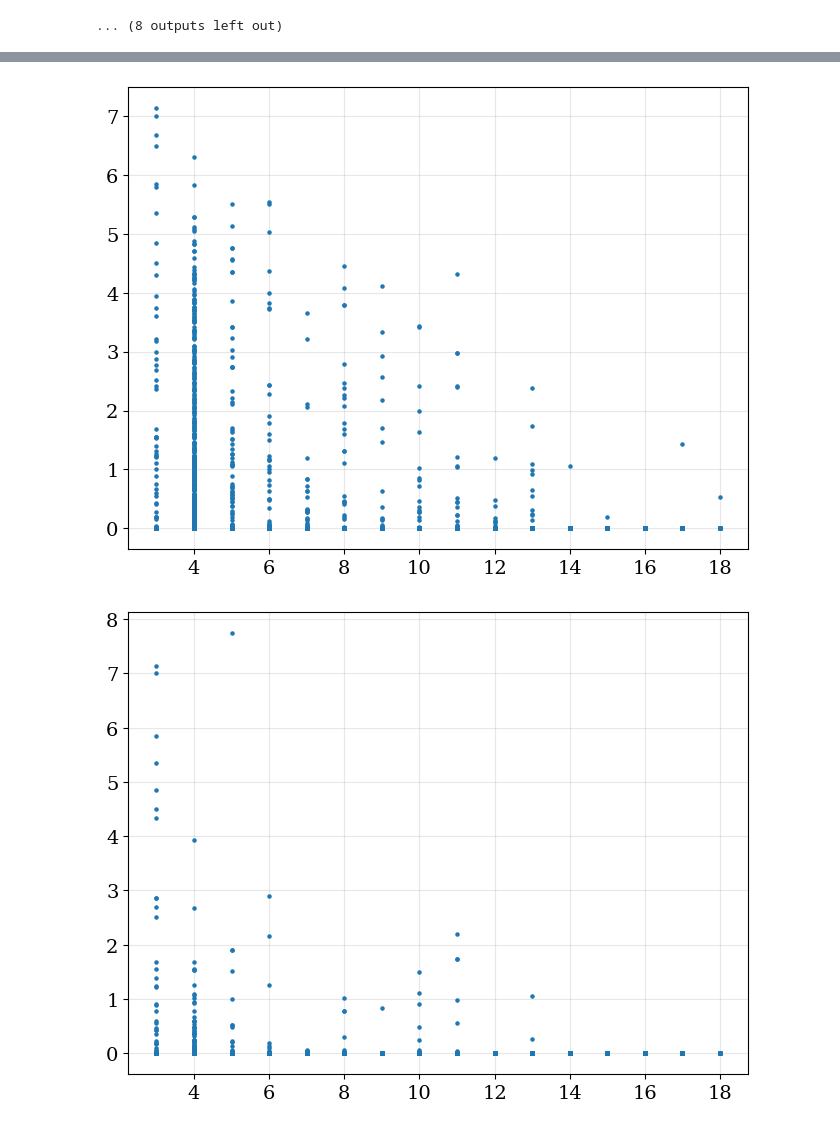
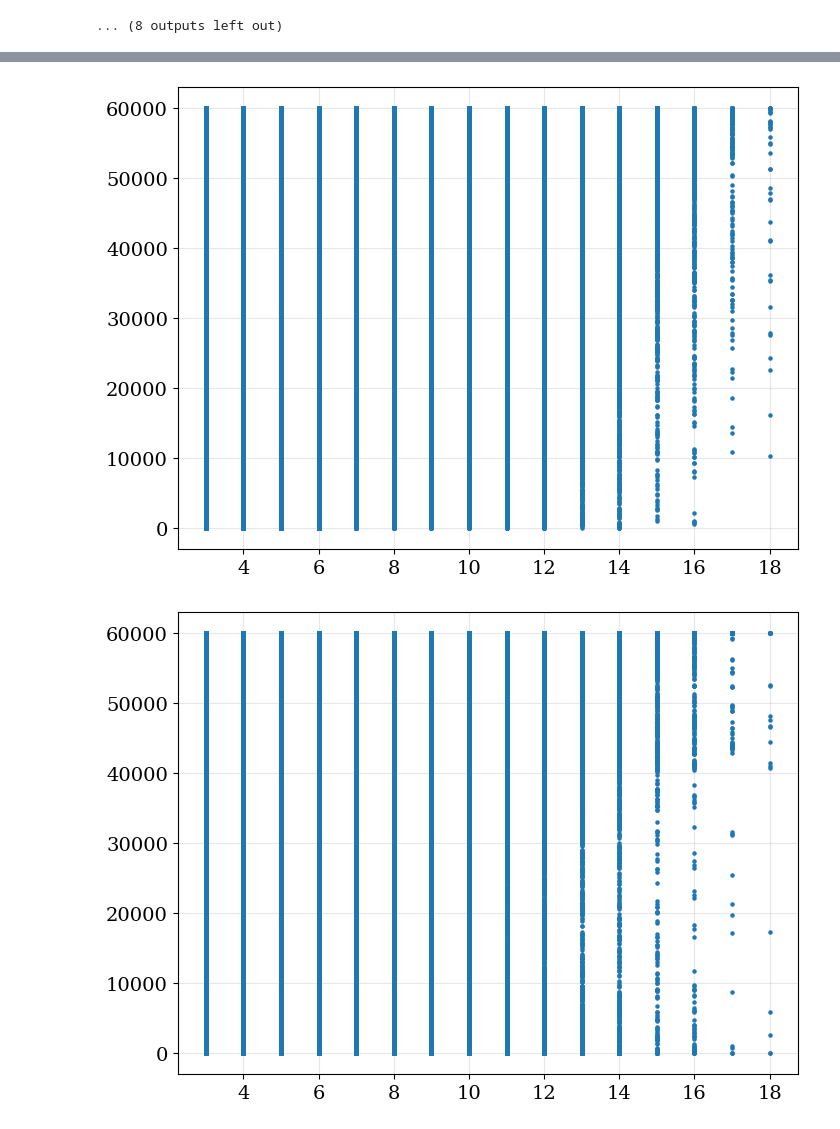
Before and after one commit to charlesaugdupont/poverty-trap, a Jupyter notebook: notebooks/comm_degree_median_wealth.ipynb, the cells around one changed output, grey strips where cells are left out. Saved outputs shown, nothing was run; the diff lists cells and outputs as text; code cells hidden in the pictures.

```diff
--- a/notebooks/comm_degree_median_wealth.ipynb
+++ b/notebooks/comm_degree_median_wealth.ipynb
@@ -131,14 +164,16 @@ min(result[2]["avg_w"])
 # %%
+REGIME = 2
+
 for key in ["avg_w", "med_w", "gini"]:
 
-    for deg in [4, 8, 16]:
-        x = [result[0][key][i] for i in range(len(result[0][key])) if result[0]["deg"][i]==deg]
+    for deg in [3, 6, 12]:
+        x = [result[REGIME][key][i] for i in range(len(result[REGIME][key])) if result[REGIME]["deg"][i]==deg]
         if key == "gini":
             x = [val for val in x if 0 <= val <= 1]
         plt.hist(x, bins=20, label=deg, histtype="step", density=True)
 
-    plt.title("Regime: All Poor")
+    plt.title(f"Regime: {regime_name[REGIME]}")
     plt.xlabel(key)
-    plt.legend(title="Community Degree", shadow=True)
+    plt.legend(title="Community Degree", shadow=True, loc="upper center")
     plt.show()
 # %% [output]
@@ -148,17 +183,15 @@ for key in ["avg_w", "med_w", "gini"]:
 # %%
-regime = 0
-
-plt.scatter(result[regime]["deg"], result[regime]["avg_w"], s=5)
+plt.scatter(result[REGIME]["deg"], result[REGIME]["avg_w"], s=5)
 plt.show()
 
-plt.scatter(result[regime]["deg"], result[regime]["med_w"], s=5)
+plt.scatter(result[REGIME]["deg"], result[REGIME]["med_w"], s=5)
 plt.show()
 
-g_idx = np.array([i for i in range(len(result[regime]["gini"])) if 0<=result[regime]["gini"][i]<=1])
-plt.scatter(np.array(result[regime]["deg"])[g_idx],
-            np.array(result[regime]["gini"])[g_idx], s=5)
+g_idx = np.array([i for i in range(len(result[REGIME]["gini"])) if 0<=result[REGIME]["gini"][i]<=1])
+plt.scatter(np.array(result[REGIME]["deg"])[g_idx],
+            np.array(result[REGIME]["gini"])[g_idx], s=5)
 
 plt.show()
 # %% [output]
-[figure, old version]
+[figure, new version]
-[figure, old version]
+[figure, new version]
```
Also changed, not shown: parts of 12 cells of this notebook, 2 other files.
